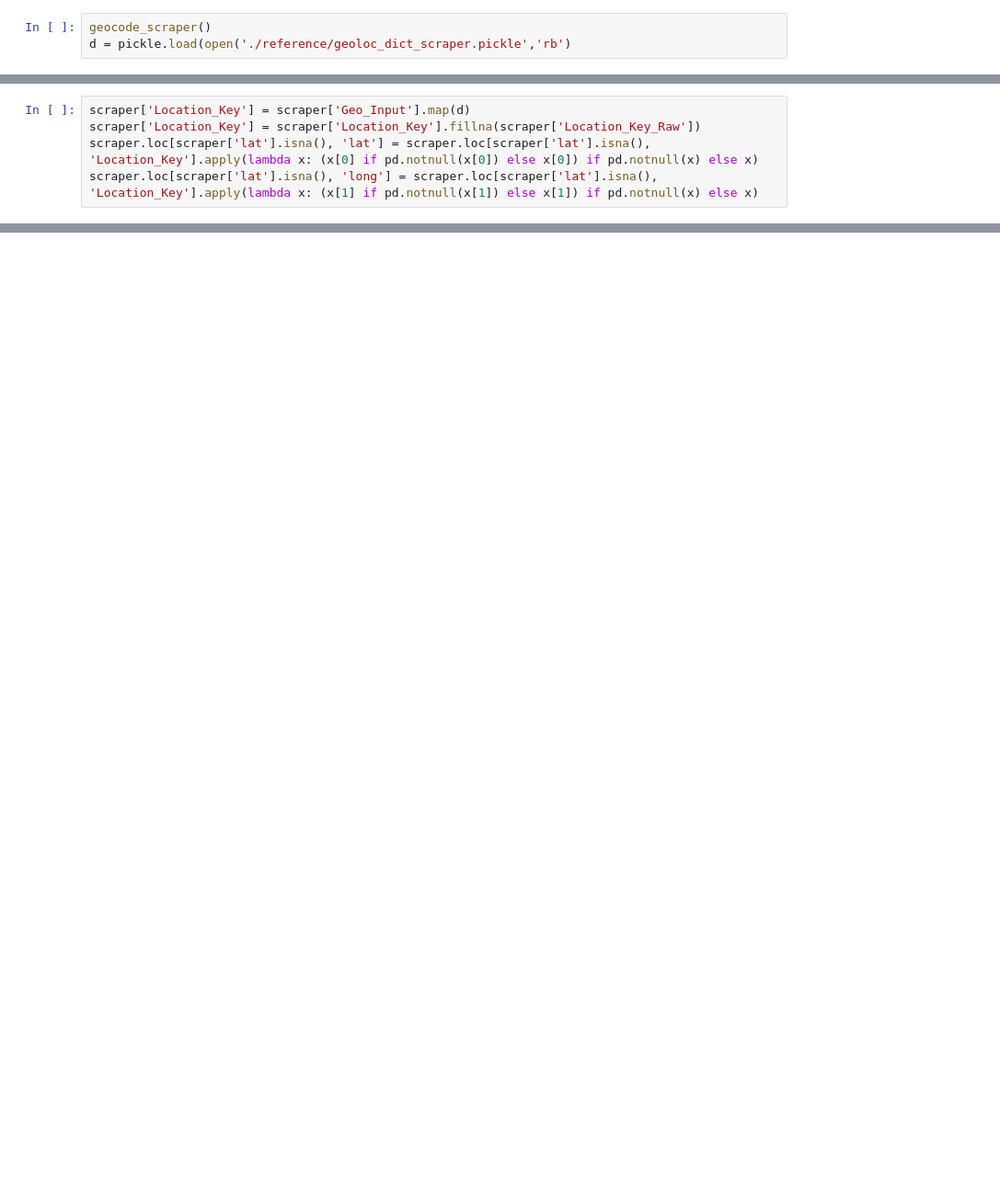
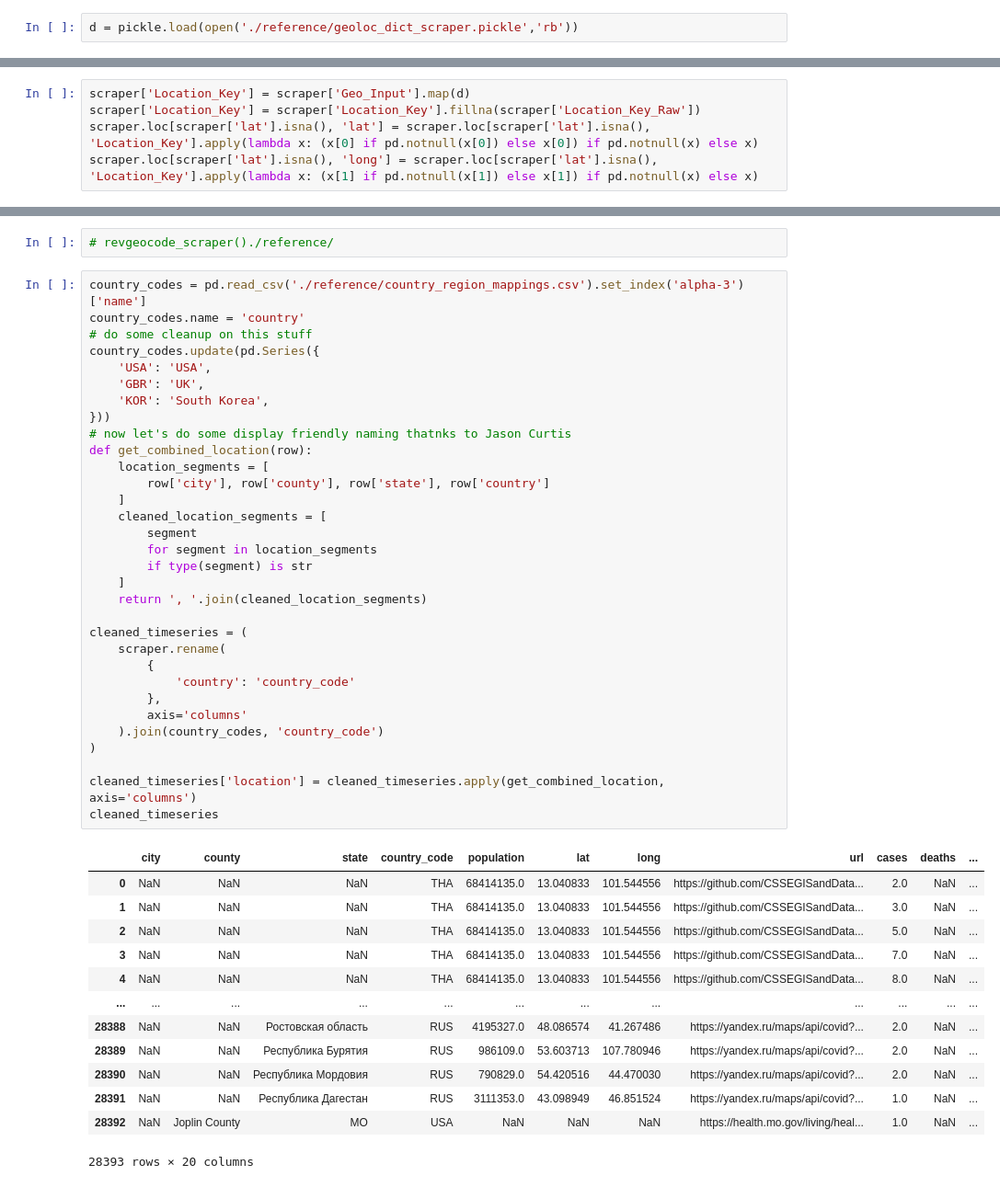
Before and after one commit to mprorock/COVID-19, a Jupyter notebook: covid_19_data.ipynb, the cells around one changed output, grey strips where cells are left out. Shown at 92% size. Cells and saved outputs as stored; diff of their text form; blank space fills up the shorter version.

Commit message:
many updates due to some cleanup

```diff
--- a/covid_19_data.ipynb
+++ b/covid_19_data.ipynb
@@ -283,3 +359,2 @@ def geocode_scraper():
 # %%
-geocode_scraper()
-d = pickle.load(open('./reference/geoloc_dict_scraper.pickle','rb')
+d = pickle.load(open('./reference/geoloc_dict_scraper.pickle','rb'))
@@ -346,0 +374,48 @@ scraper
+# %%
+# revgeocode_scraper()./reference/
+# %%
+country_codes = pd.read_csv('./reference/country_region_mappings.csv').set_index('alpha-3')['name']
+country_codes.name = 'country'
+# do some cleanup on this stuff
+country_codes.update(pd.Series({
+    'USA': 'USA',
+    'GBR': 'UK',
+    'KOR': 'South Korea',
+}))
+# now let's do some display friendly naming thatnks to Jason Curtis
+def get_combined_location(row):
+    location_segments = [
+        row['city'], row['county'], row['state'], row['country']
+    ]
+    cleaned_location_segments = [
+        segment
+        for segment in location_segments
+        if type(segment) is str
+    ]
+    return ', '.join(cleaned_location_segments)
+
+cleaned_timeseries = (
+    scraper.rename(
+        {
+            'country': 'country_code'
+        },
+        axis='columns'
+    ).join(country_codes, 'country_code')
+)
+
+cleaned_timeseries['location'] = cleaned_timeseries.apply(get_combined_location, axis='columns')
+cleaned_timeseries
+# %% [output]
+|  | city | county | state | country_code | population | lat | long | url | cases | deaths | ... |
+| 0 | NaN | NaN | NaN | THA | 68414135.0 | 13.040833 | 101.544556 | https://github.com/CSSEGISandData... | 2.0 | NaN | ... |
+| 1 | NaN | NaN | NaN | THA | 68414135.0 | 13.040833 | 101.544556 | https://github.com/CSSEGISandData... | 3.0 | NaN | ... |
+| 2 | NaN | NaN | NaN | THA | 68414135.0 | 13.040833 | 101.544556 | https://github.com/CSSEGISandData... | 5.0 | NaN | ... |
+| 3 | NaN | NaN | NaN | THA | 68414135.0 | 13.040833 | 101.544556 | https://github.com/CSSEGISandData... | 7.0 | NaN | ... |
+| 4 | NaN | NaN | NaN | THA | 68414135.0 | 13.040833 | 101.544556 | https://github.com/CSSEGISandData... | 8.0 | NaN | ... |
+| ... | ... | ... | ... | ... | ... | ... | ... | ... | ... | ... | ... |
+| 28388 | NaN | NaN | Ростовская область | RUS | 4195327.0 | 48.086574 | 41.267486 | https://yandex.ru/maps/api/covid?... | 2.0 | NaN | ... |
+| 28389 | NaN | NaN | Республика Бурятия | RUS | 986109.0 | 53.603713 | 107.780946 | https://yandex.ru/maps/api/covid?... | 2.0 | NaN | ... |
+| 28390 | NaN | NaN | Республика Мордовия | RUS | 790829.0 | 54.420516 | 44.470030 | https://yandex.ru/maps/api/covid?... | 2.0 | NaN | ... |
+| 28391 | NaN | NaN | Республика Дагестан | RUS | 3111353.0 | 43.098949 | 46.851524 | https://yandex.ru/maps/api/covid?... | 1.0 | NaN | ... |
+| 28392 | NaN | Joplin County | MO | USA | NaN | NaN | NaN | https://health.mo.gov/living/heal... | 1.0 | NaN | ... |
+28393 rows × 20 columns
```
Also changed, not shown: parts of 23 cells of this notebook, 16 other files.
